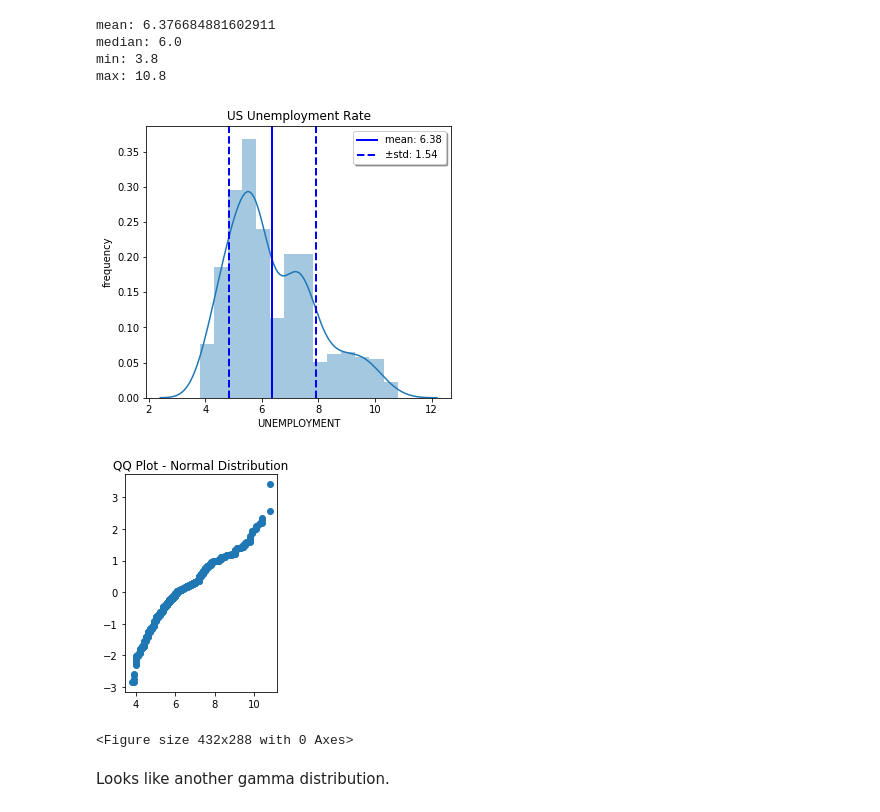
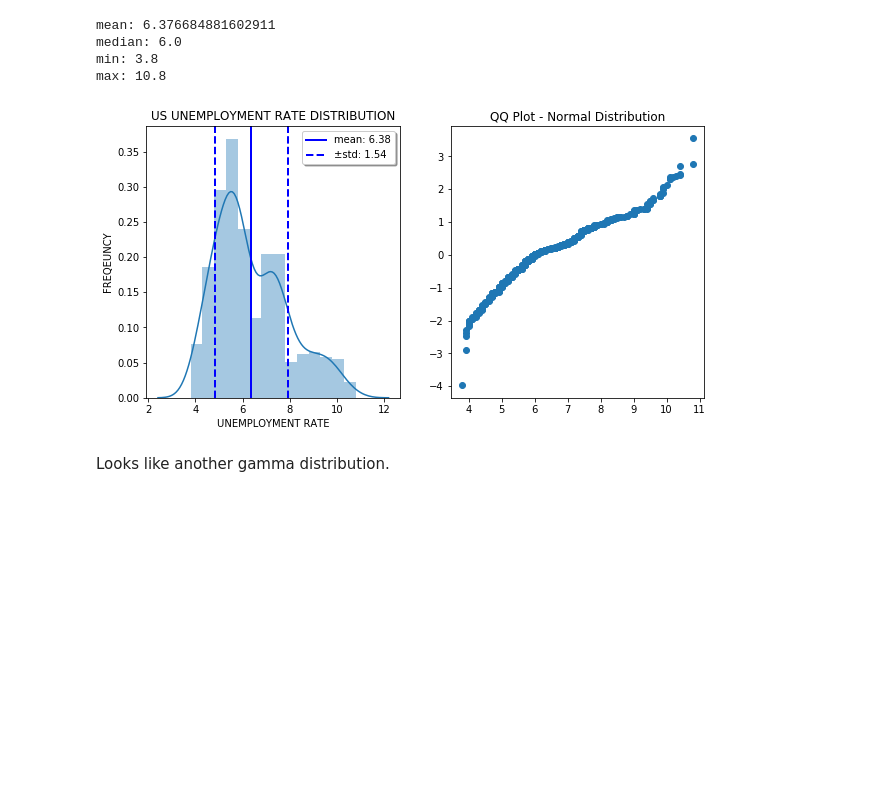
Before and after one commit to cnarrieta18/Thinkful, a Jupyter notebook: Capstone_1/data_visualization.ipynb, the cells around one changed output. Saved outputs shown, nothing was run; the diff lists cells and outputs as text; code cells hidden in the pictures; blank space fills up the shorter version.

```diff
--- a/Capstone_1/data_visualization.ipynb
+++ b/Capstone_1/data_visualization.ipynb
@@ -255,24 +272,9 @@ mean: 6.376684881602911
 median: 6.0
 min: 3.8
 max: 10.8
-# %%
-plt.figure(figsize = [12,5])
-
-# histogram
-plt.subplot(1,2,1)
-plt.title('US Unemployment Rate')
-plt.xlabel('unemplyment rate')
-plt.ylabel('frequency')
-summary_stat_plot(rates['UNEMPLOYMENT'])
-
-# qq plot
-plt.subplot(1,2,2)
-qq_plot(rates['UNEMPLOYMENT'])
-
-plt.savefig('variable_analysis_{}.png'.format(rates['UNEMPLOYMENT'].name));
-# %% [output]
-[figure, removed]
-[figure, removed]
-<Figure size 432x288 with 0 Axes>
+# %%
+combine_plots(rates['UNEMPLOYMENT'])
+# %% [output]
+[figure, added]
 # %% [markdown]
 Looks like another gamma distribution.
```
Also changed, not shown: parts of 27 cells of this notebook, 26 other files.
